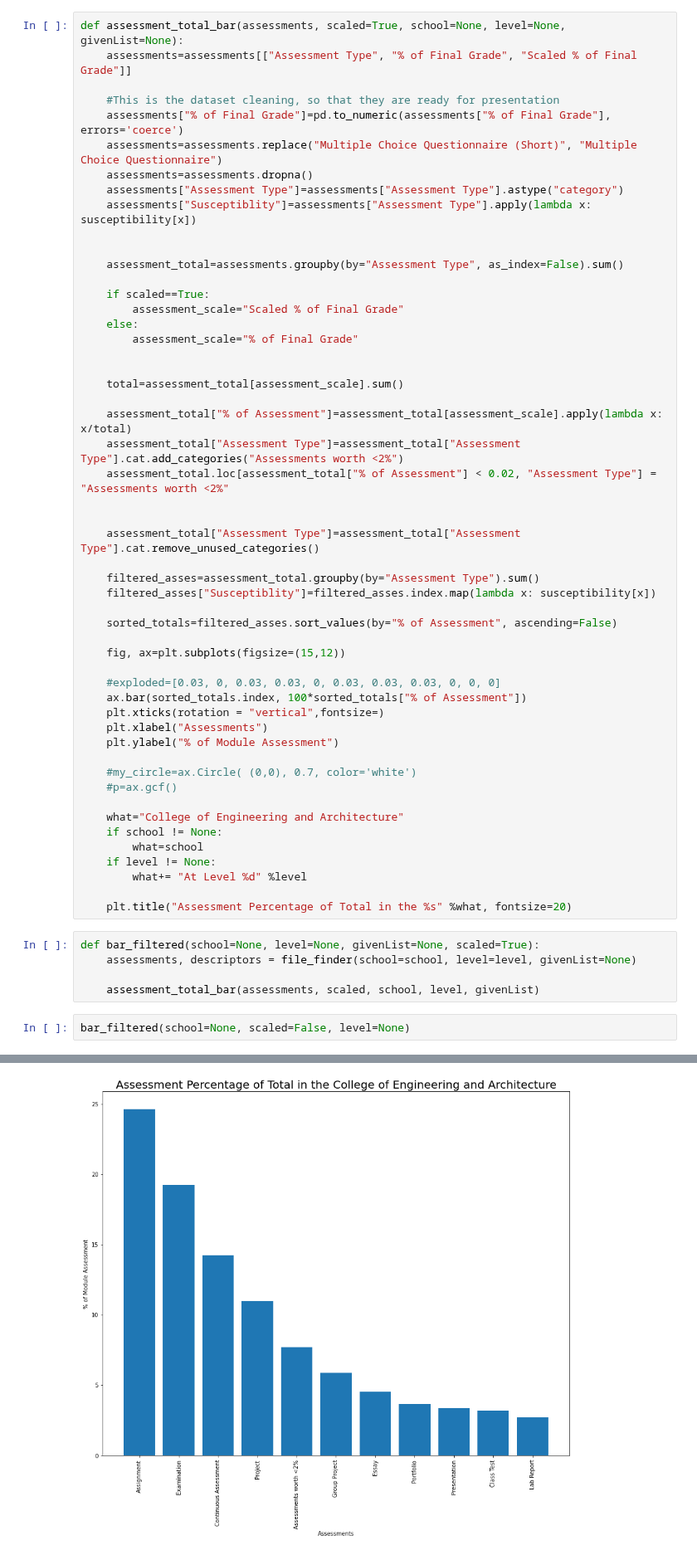
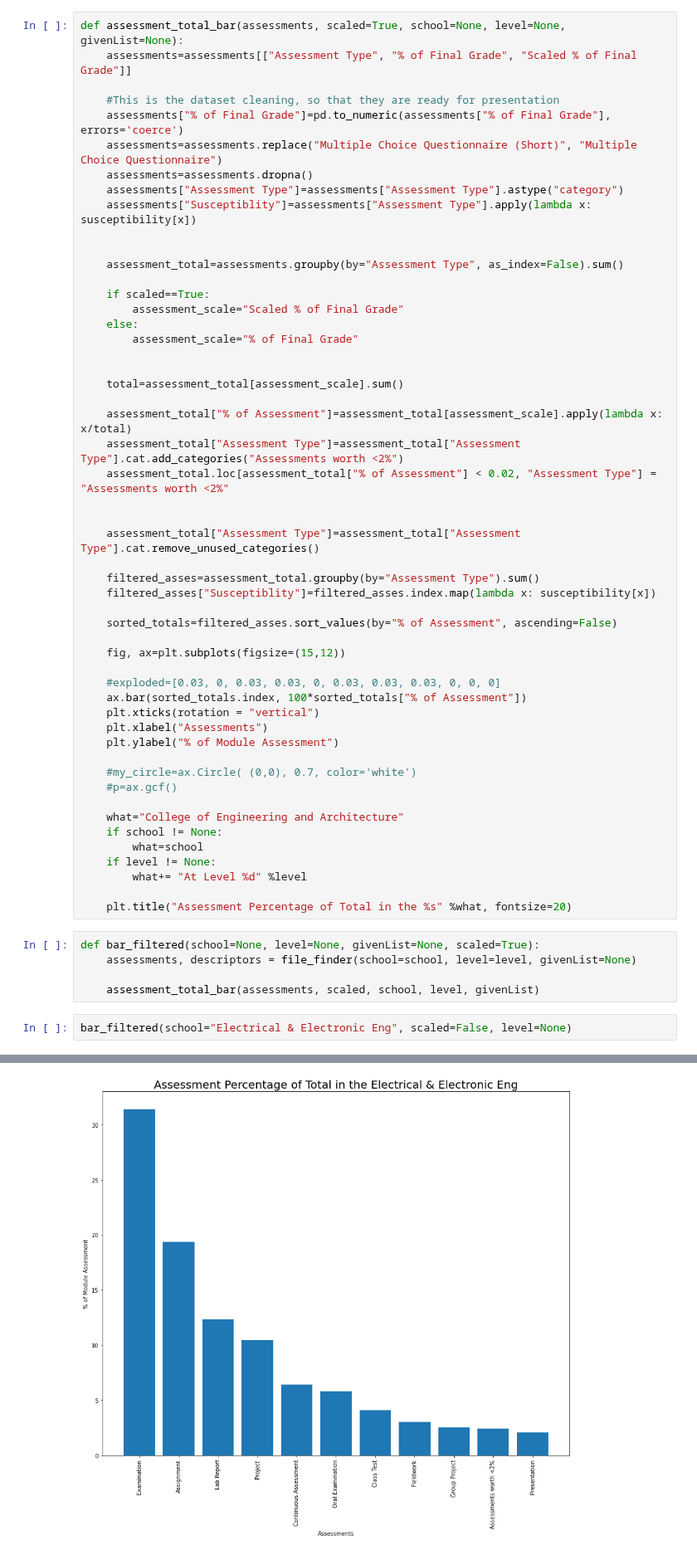
Before and after one commit to CathaloFaolain/ChatGPTAssessment, a Jupyter notebook: Assessment Graphs.ipynb, the cells around one changed output, grey strips where cells are left out. Shown at 83% size. Drawn from its saved outputs; the diff is of its cells as text.

Commit message:
small changes to bar graph

```diff
--- a/Assessment Graphs.ipynb
+++ b/Assessment Graphs.ipynb
@@ -208,7 +208,7 @@ def assessment_total_bar(assessments, scaled=True, school=None, level=None, give
 
     #exploded=[0.03, 0, 0.03, 0.03, 0, 0.03, 0.03, 0.03, 0, 0, 0]
     ax.bar(sorted_totals.index, 100*sorted_totals["% of Assessment"])
-    plt.xticks(rotation = "vertical",fontsize=)
+    plt.xticks(rotation = "vertical")
     plt.xlabel("Assessments")
     plt.ylabel("% of Module Assessment")
 
@@ -228,5 +228,5 @@ def bar_filtered(school=None, level=None, givenList=None, scaled=True):
 
     assessment_total_bar(assessments, scaled, school, level, givenList)
 # %%
-bar_filtered(school=None, scaled=False, level=None)
+bar_filtered(school="Electrical & Electronic Eng", scaled=False, level=None)
 # %% [output]
@@ -235,6 +235,6 @@ Reading from ModuleInformation
 A value is trying to be set on a copy of a slice from a DataFrame.
 Try using .loc[row_indexer,col_indexer] = value instead
 
 See the caveats in the documentation: https://pandas.pydata.org/pandas-docs/stable/user_guide/indexing.html#returning-a-view-versus-a-copy
   assessments["% of Final Grade"]=pd.to_numeric(assessments["% of Final Grade"], errors='coerce')
-[figure, old version]
+[figure, new version]
```
Also changed, not shown: parts of 4 cells of this notebook.
